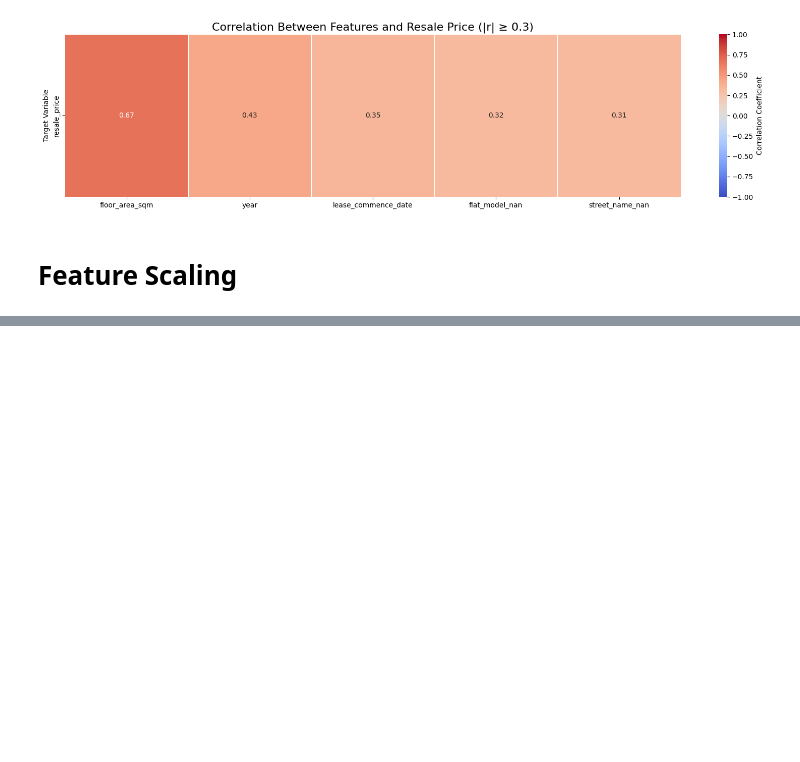
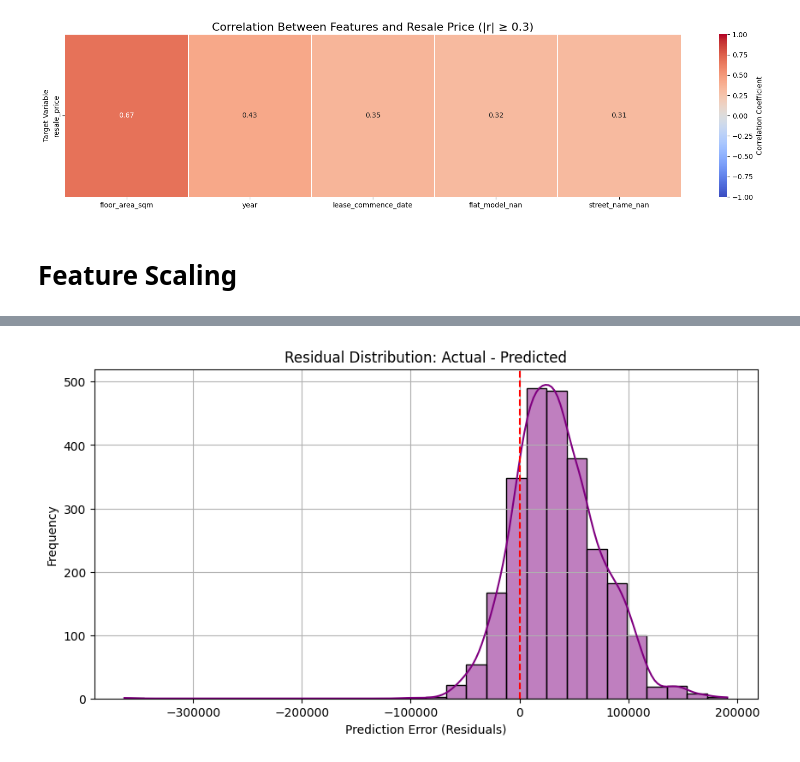
Before and after one commit to cheesexuanyang/Machine-Learning_lab-P5_Group11, a Jupyter notebook: INF2008_Project_HDB.ipynb, the cells around one changed output, grey strips where cells are left out. Saved outputs shown, nothing was run; the diff lists cells and outputs as text; code cells hidden in the pictures; blank space fills up the shorter version.

```diff
--- a/INF2008_Project_HDB.ipynb
+++ b/INF2008_Project_HDB.ipynb
@@ -427,0 +509,9 @@ print(scaled_df.head())
+# %%
+# Create an OrdinalEncoder
+encoder = OrdinalEncoder(handle_unknown='use_encoded_value', unknown_value=-1)
+
+# Fit and transform the encoder on the categorical columns in the training data
+xg_X_train[xg_categorical_columns] = encoder.fit_transform(xg_X_train[xg_categorical_columns])
+
+# Transform the categorical columns in the testing data
+xg_X_test[xg_categorical_columns] = encoder.transform(xg_X_test[xg_categorical_columns])
@@ -427,0 +675,16 @@ print(scaled_df.head())
+# %%
+# Compute residuals (errors)
+residuals = xg_y_test - xg_y_pred
+
+# Plot residuals
+plt.figure(figsize=(10, 5))
+sns.histplot(residuals, bins=30, kde=True, color="purple")
+
+plt.xlabel("Prediction Error (Residuals)")
+plt.ylabel("Frequency")
+plt.title("Residual Distribution: Actual - Predicted")
+plt.axvline(x=0, color='red', linestyle='dashed')  # Vertical line at zero
+plt.grid(True)
+plt.show()
+# %% [output]
+[figure, added]
```
Also changed, not shown: parts of 22 cells of this notebook, 2 other files.
